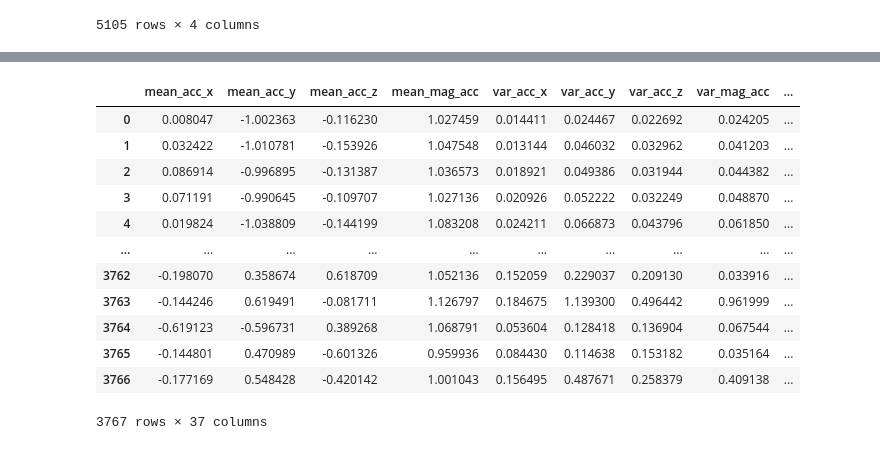
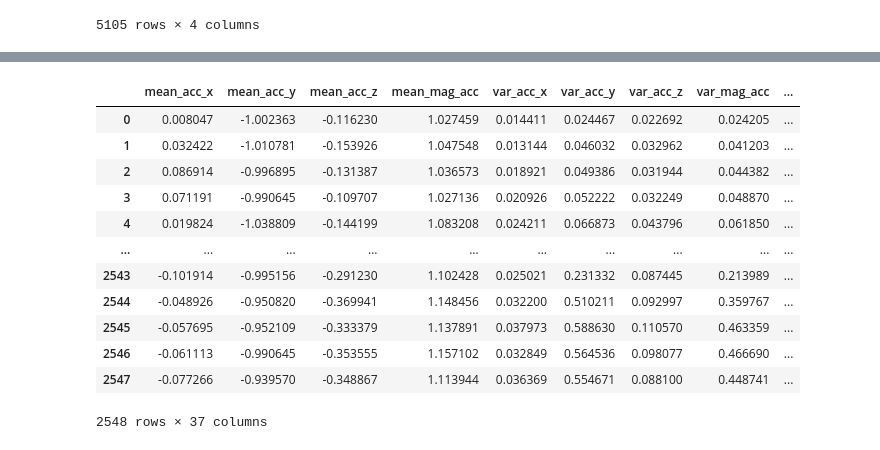
Before and after one commit to Amirjf/fall-detection, a Jupyter notebook: combined_datasets_adl_classification.ipynb, the cells around one changed output, grey strips where cells are left out. Cells and saved outputs as stored; diff of their text form; code cells hidden in the pictures.

```diff
--- a/combined_datasets_adl_classification.ipynb
+++ b/combined_datasets_adl_classification.ipynb
@@ -112,8 +113,8 @@ combined_uma_df[700:710]
 # %%
 grouped_data = []
 
-# Sort by Subject, Activity, Trial, and TimeStamp to ensure proper ordering
-combined_df_sorted = combined_uma_df.sort_values(['Subject', 'Activity', 'Trial', 'TimeStamp']).reset_index(drop=True)
+
+combined_df_sorted = raw_uma_df.sort_values(['Subject', 'Activity', 'Trial', 'TimeStamp']).reset_index(drop=True)
 
 current_group = []
 current_subject = None
@@ -186,7 +187,7 @@ for idx, row in combined_df_sorted.iterrows():
         else:
             current_group.append(row.to_dict())
 
-# Don't forget the last group
+
 if current_group:
     group_df = pd.DataFrame(current_group)
     if INCLUDE_GYROSCOPE:
@@ -222,0 +250,2 @@ uma_raw_dataset
+# %%
+uma_raw_dataset.drop(columns=['subject', 'trial'], inplace=True)
@@ -422,27 +583,10 @@ combined_sisfall_and_uma_dataset_raw
 # %%
-ACTIVITY_CLASSES = {
-    'walking': ['D01', 'D02','D1'],
-    'jogging': ['D03', 'D04',"D2"],
-    'fall': ['F01', 'F02', 'F03', 'F04', 'F05', 'F06', 'F07', 'F08', 'F09', 'F10', "F11","F12","F13", "F14","F15", 'D13', 'D14', 'D15'],
-    'sitting': ['D11',"D12", "D13", 'D8'],
-}
-
-# Create code to class mapping
-CODE_TO_CLASS = {}
-for class_name, codes in ACTIVITY_CLASSES.items():
-    for code in codes:
-        CODE_TO_CLASS[code] = class_name
-
-
-
 def prepare_sisfall_dataset(raw_dataset, CODE_TO_CLASS, duration, frequency):
-
     filtered_indices = []
     for i in raw_dataset.index:
         activity_code = raw_dataset['activity'][i]
         if activity_code in CODE_TO_CLASS:
             filtered_indices.append(i)
-
 
     feature_list = []
     labels = []
@@ -450,18 +594,16 @@ def prepare_sisfall_dataset(raw_dataset, CODE_TO_CLASS, duration, frequency):
     activity_codes = []
 
     for i in filtered_indices:
-
-        # Get data and preprocess
         data = raw_dataset['data'][i]
+        activity_code = raw_dataset['activity'][i]
         data = change_activity_duration(data, duration)
 
         # data = change_activity_sampling(data, frequency)
 
-        # Extract features
-        features = extract_features(data, True)
+        # Extract features (now includes the new accelerometer features)
+        features = extract_features(data, with_magnitude=True)
 
         # Get class label
-        activity_code = raw_dataset['activity'][i]
         class_label = CODE_TO_CLASS[activity_code]
 
         # Store results
@@ -474,14 +616,12 @@ def prepare_sisfall_dataset(raw_dataset, CODE_TO_CLASS, duration, frequency):
     prepared_dataset = pd.concat(feature_list, ignore_index=True)
     prepared_dataset['class'] = labels
     prepared_dataset['subject'] = subjects
-    prepared_dataset['activity_code'] = activity_codes
 
     print(f"Final dataset shape: {prepared_dataset.shape}")
+    print(f"Number of new accelerometer features added: 14")
     print("\nClass distribution:")
     print(prepared_dataset['class'].value_counts())
 
     return prepared_dataset
-
-# prepared_dataset = prepare_dataset(raw_sisfall_dataset, CODE_TO_CLASS, duration, frequency)
-prepared_dataset = prepare_sisfall_dataset(combined_sisfall_and_uma_dataset_raw, CODE_TO_CLASS, duration, frequency)
+prepared_sisfall_dataset = prepare_sisfall_dataset(raw_sisfall_dataset, CODE_TO_CLASS, duration, frequency)
 # %% [output]
@@ -497,2 +653,2 @@ Name: count, dtype: int64
 # %%
-prepared_dataset
+prepared_sisfall_dataset = prepared_sisfall_dataset.drop(columns=['subject'])
@@ -518,16 +671,16 @@ prepared_dataset.drop(columns=['activity_code','subject'], inplace=True)
 # %%
-prepared_dataset
+prepared_sisfall_dataset
 # %% [output]
 |  | mean_acc_x | mean_acc_y | mean_acc_z | mean_mag_acc | var_acc_x | var_acc_y | var_acc_z | var_mag_acc | ... |
 | 0 | 0.008047 | -1.002363 | -0.116230 | 1.027459 | 0.014411 | 0.024467 | 0.022692 | 0.024205 | ... |
 | 1 | 0.032422 | -1.010781 | -0.153926 | 1.047548 | 0.013144 | 0.046032 | 0.032962 | 0.041203 | ... |
 | 2 | 0.086914 | -0.996895 | -0.131387 | 1.036573 | 0.018921 | 0.049386 | 0.031944 | 0.044382 | ... |
 | 3 | 0.071191 | -0.990645 | -0.109707 | 1.027136 | 0.020926 | 0.052222 | 0.032249 | 0.048870 | ... |
 | 4 | 0.019824 | -1.038809 | -0.144199 | 1.083208 | 0.024211 | 0.066873 | 0.043796 | 0.061850 | ... |
 | ... | ... | ... | ... | ... | ... | ... | ... | ... | ... |
-| 3762 | -0.198070 | 0.358674 | 0.618709 | 1.052136 | 0.152059 | 0.229037 | 0.209130 | 0.033916 | ... |
-| 3763 | -0.144246 | 0.619491 | -0.081711 | 1.126797 | 0.184675 | 1.139300 | 0.496442 | 0.961999 | ... |
-| 3764 | -0.619123 | -0.596731 | 0.389268 | 1.068791 | 0.053604 | 0.128418 | 0.136904 | 0.067544 | ... |
-| 3765 | -0.144801 | 0.470989 | -0.601326 | 0.959936 | 0.084430 | 0.114638 | 0.153182 | 0.035164 | ... |
-| 3766 | -0.177169 | 0.548428 | -0.420142 | 1.001043 | 0.156495 | 0.487671 | 0.258379 | 0.409138 | ... |
+| 2543 | -0.101914 | -0.995156 | -0.291230 | 1.102428 | 0.025021 | 0.231332 | 0.087445 | 0.213989 | ... |
+| 2544 | -0.048926 | -0.950820 | -0.369941 | 1.148456 | 0.032200 | 0.510211 | 0.092997 | 0.359767 | ... |
+| 2545 | -0.057695 | -0.952109 | -0.333379 | 1.137891 | 0.037973 | 0.588630 | 0.110570 | 0.463359 | ... |
+| 2546 | -0.061113 | -0.990645 | -0.353555 | 1.157102 | 0.032849 | 0.564536 | 0.098077 | 0.466690 | ... |
+| 2547 | -0.077266 | -0.939570 | -0.348867 | 1.113944 | 0.036369 | 0.554671 | 0.088100 | 0.448741 | ... |
-3767 rows × 37 columns
+2548 rows × 37 columns
```
Also changed, not shown: parts of 38 cells of this notebook, 9 other files.
